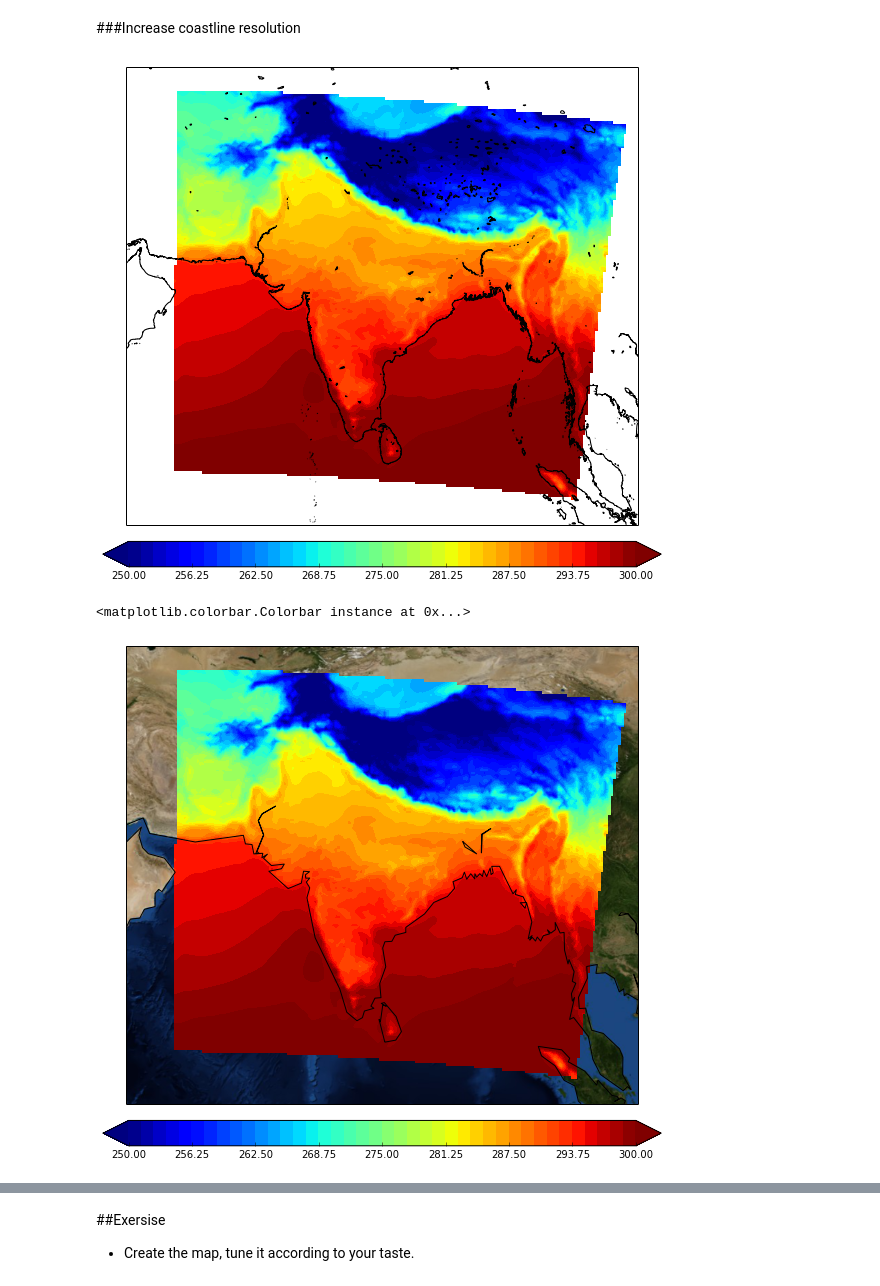
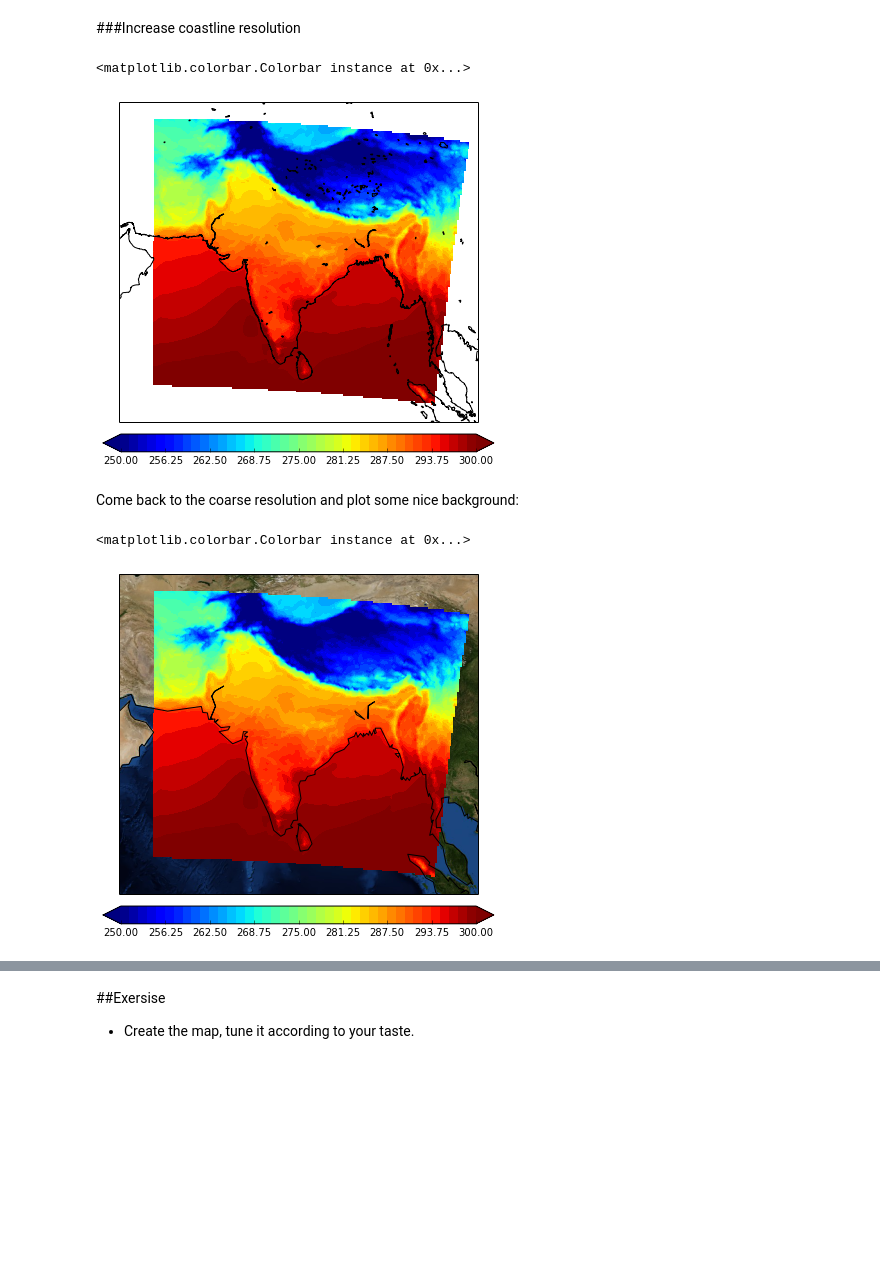
Before and after one commit to koldunovn/JNU, a Jupyter notebook: 10_basemap/10_basemap.ipynb, the cells around one changed output, grey strips where cells are left out. Drawn from its saved outputs; the diff is of its cells as text; code cells hidden in the pictures; blank space fills up the shorter version.

```diff
--- a/10_basemap/10_basemap.ipynb
+++ b/10_basemap/10_basemap.ipynb
@@ -56,21 +88,24 @@ plt.colorbar(orientation="horizontal", pad=0.03)
 m = Basemap(llcrnrlon=55,llcrnrlat=0,urcrnrlon=105,urcrnrlat=42,projection='mill', resolution='i')
 x, y = m(lon, lat)
 # %%
-plt.figure(figsize=(10,10))
+plt.figure(figsize=(7,7))
 m.drawcoastlines()
 m.contourf(x,y,temp[0,0,:,:],levels=np.linspace(250,300,41), extend="both");
 plt.colorbar(orientation="horizontal", pad=0.03)
 # %% [output]
+<matplotlib.colorbar.Colorbar instance at 0x...>
-[figure, old version]
+[figure, new version]
+# %% [markdown]
+Come back to the coarse resolution and plot some nice background:
 # %%
 m = Basemap(llcrnrlon=55,llcrnrlat=0,urcrnrlon=105,urcrnrlat=42,projection='mill', resolution='c')
 x, y = m(lon, lat)
 # %%
-plt.figure(figsize=(10,10))
+plt.figure(figsize=(7,7))
 m.drawcoastlines()
 m.bluemarble()
 m.contourf(x,y,temp[0,0,:,:],levels=np.linspace(250,300,41), extend="both");
 plt.colorbar(orientation="horizontal", pad=0.03)
 # %% [output]
 <matplotlib.colorbar.Colorbar instance at 0x...>
-[figure, old version]
+[figure, new version]
```
Also changed, not shown: parts of 21 cells of this notebook, 6 other files.
